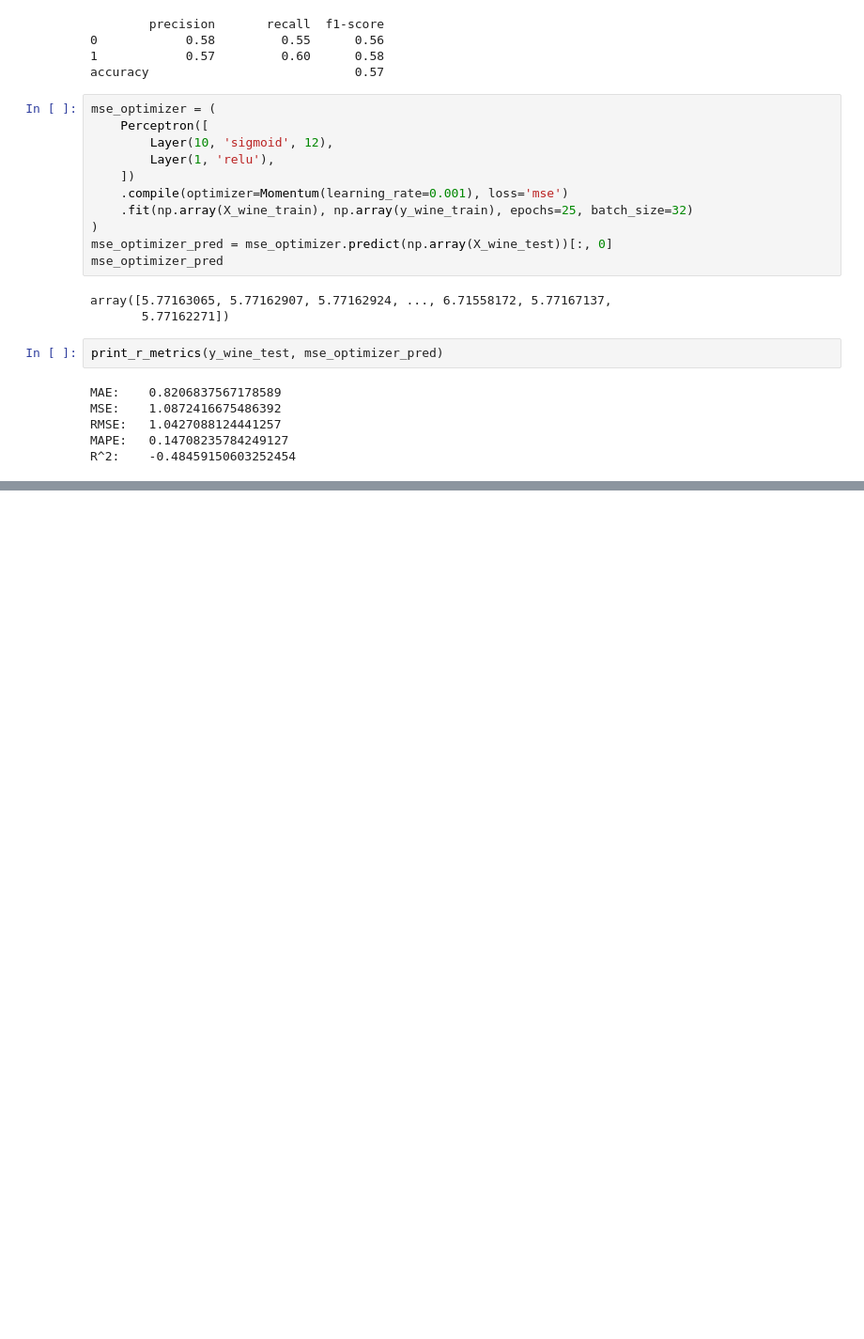
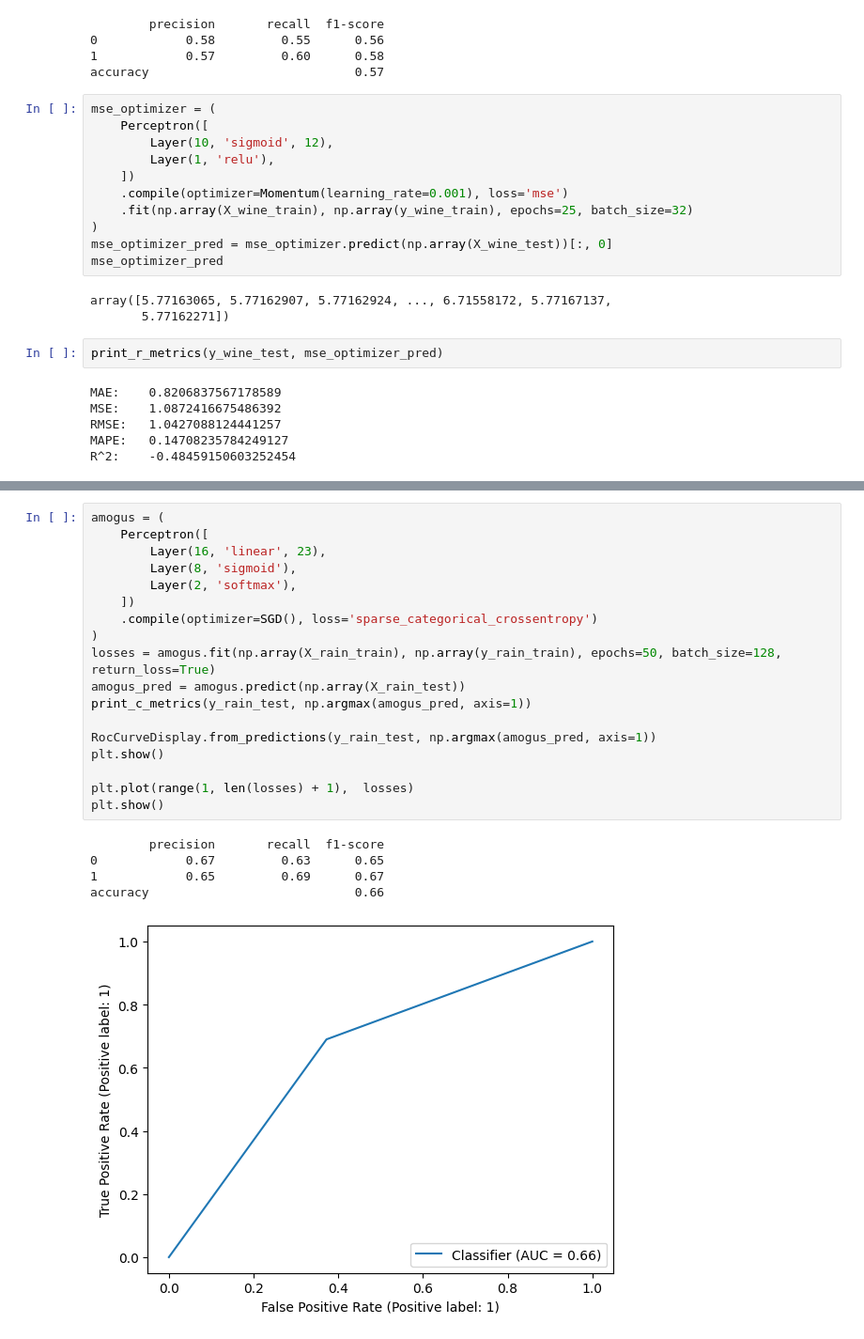
Before and after one commit to ledi-bruh/ml-labs, a Jupyter notebook: notebooks/lab4.ipynb, the cells around one changed output, grey strips where cells are left out. Shown: that part at 94% size. Saved outputs shown, nothing was run; the diff lists cells and outputs as text; blank space fills up the shorter version.

```diff
--- a/notebooks/lab4.ipynb
+++ b/notebooks/lab4.ipynb
@@ -381,0 +413,24 @@ R^2:    -0.48459150603252454
+# %%
+amogus = (
+    Perceptron([
+        Layer(16, 'linear', 23),
+        Layer(8, 'sigmoid'),
+        Layer(2, 'softmax'),
+    ])
+    .compile(optimizer=SGD(), loss='sparse_categorical_crossentropy')
+)
+losses = amogus.fit(np.array(X_rain_train), np.array(y_rain_train), epochs=50, batch_size=128, return_loss=True)
+amogus_pred = amogus.predict(np.array(X_rain_test))
+print_c_metrics(y_rain_test, np.argmax(amogus_pred, axis=1))
+
+RocCurveDisplay.from_predictions(y_rain_test, np.argmax(amogus_pred, axis=1))
+plt.show()
+
+plt.plot(range(1, len(losses) + 1),  losses)
+plt.show()
+# %% [output]
+        precision       recall  f1-score
+0            0.67         0.63      0.65
+1            0.65         0.69      0.67
+accuracy                            0.66
+[figure, added]
```
Also changed, not shown: parts of 4 cells of this notebook, 6 other files.
